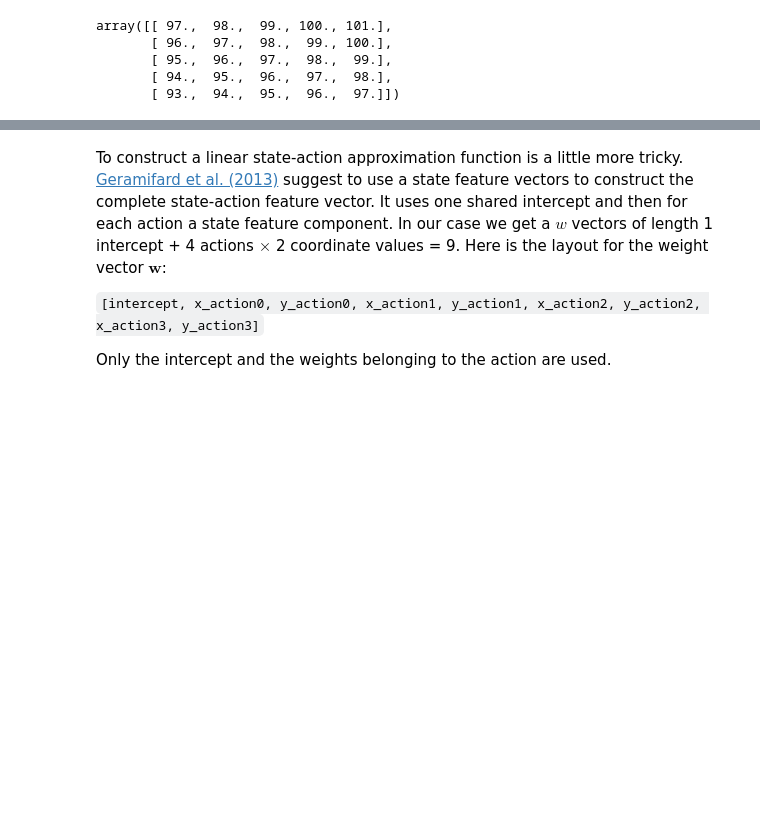
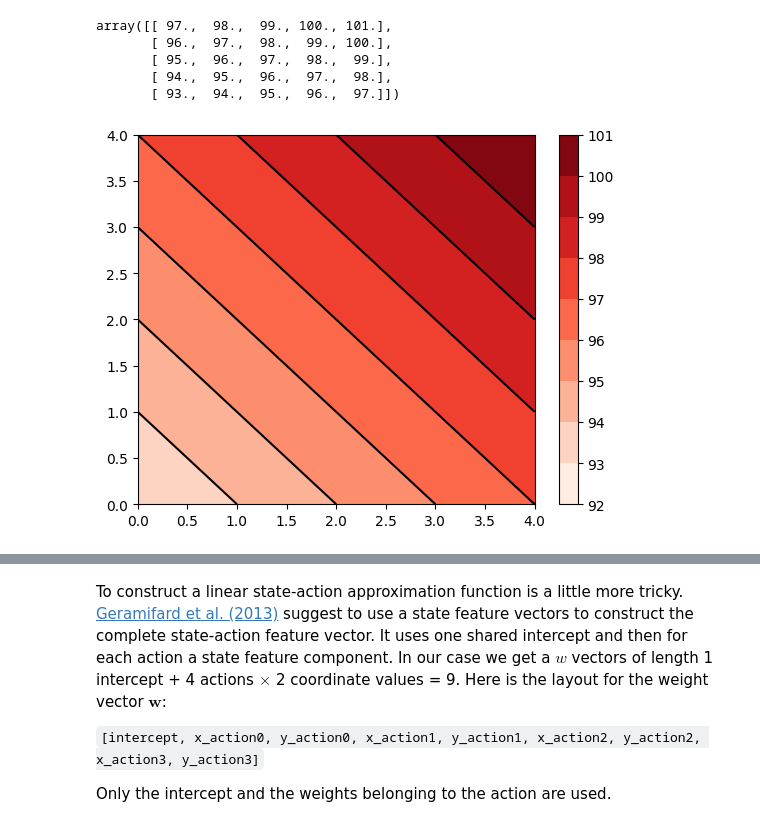
Before and after one commit to mhahsler/Introduction_to_Reinforcement_Learning, a Jupyter notebook: Approximation/simple_grid_world_approximation.ipynb, the cells around one changed output, grey strips where cells are left out. Drawn from its saved outputs; the diff is of its cells as text; code cells hidden in the pictures; blank space fills up the shorter version.

```diff
--- a/Approximation/simple_grid_world_approximation.ipynb
+++ b/Approximation/simple_grid_world_approximation.ipynb
@@ -107,0 +82,4 @@ state_features
+# %%
+def state_features(s):
+    coord = env.decode(s)
+    return np.concatenate([np.array([1]), np.array(coord)])
@@ -212,6 +217,24 @@ array([[ 97.,  98.,  99., 100., 101.],
        [ 95.,  96.,  97.,  98.,  99.],
        [ 94.,  95.,  96.,  97.,  98.],
        [ 93.,  94.,  95.,  96.,  97.]])
+# %%
+from matplotlib import pyplot as plt
+
+def v_hat_grid(x, y, w):
+    return np.dot(w, [1, x, y])
+
+x = np.linspace(0, 4, 100)
+y = np.linspace(0, 4, 100)
+X, Y = np.meshgrid(x, y)
+
+Z = np.array([v_hat_grid(x, y, w) for x, y in zip(np.ravel(X), np.ravel(Y))]).reshape(X.shape)
+
+plt.contourf(X, Y, Z, cmap='Reds')
+plt.colorbar()
+plt.contour(X, Y, Z, colors='black') # Contour lines
+plt.show()
+# %% [output]
+[figure, added]
 # %% [markdown]
 # Semi-Gradient Sarsa
 
```
Also changed, not shown: parts of 20 cells of this notebook, 4 other files.
